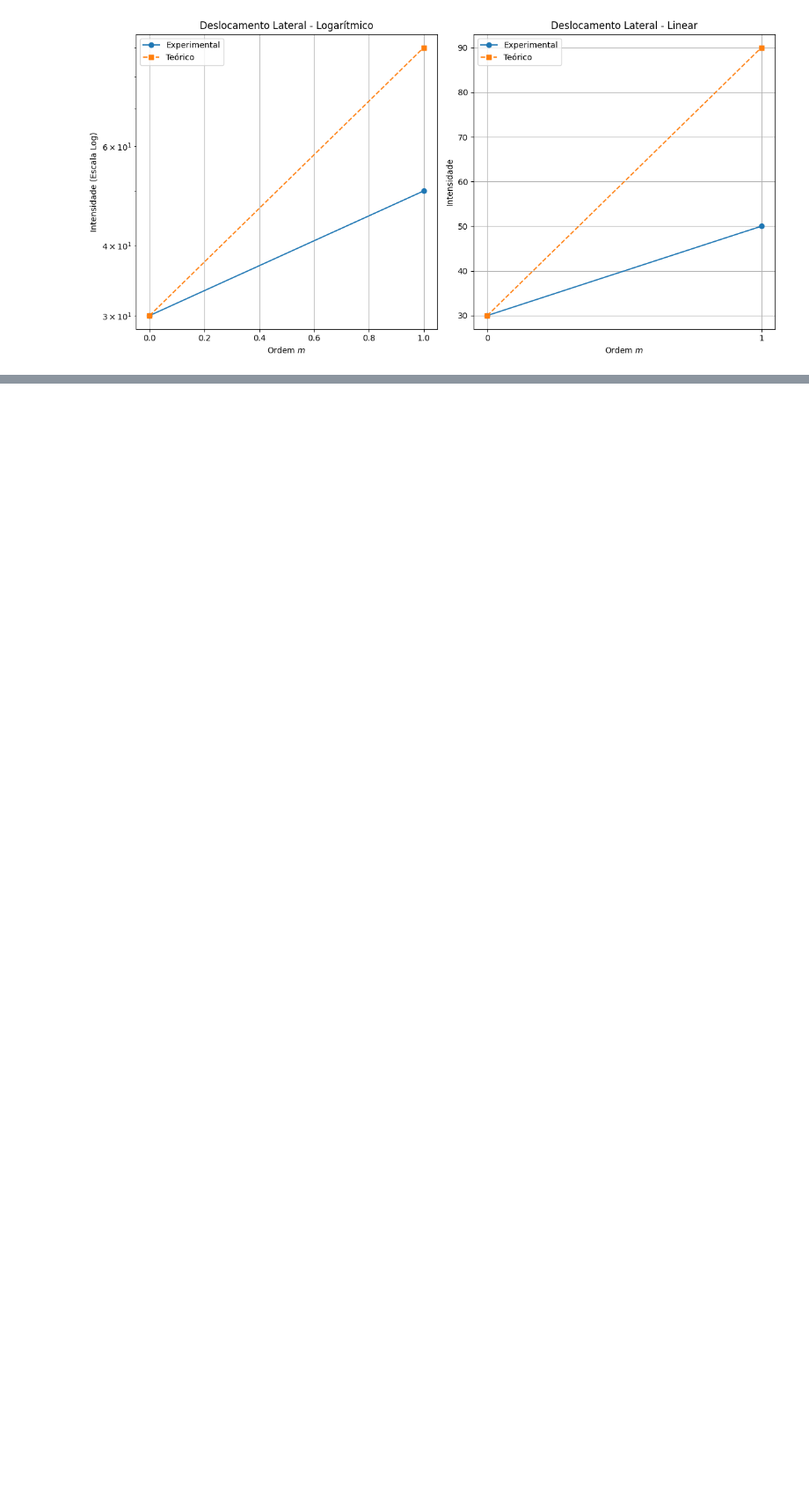
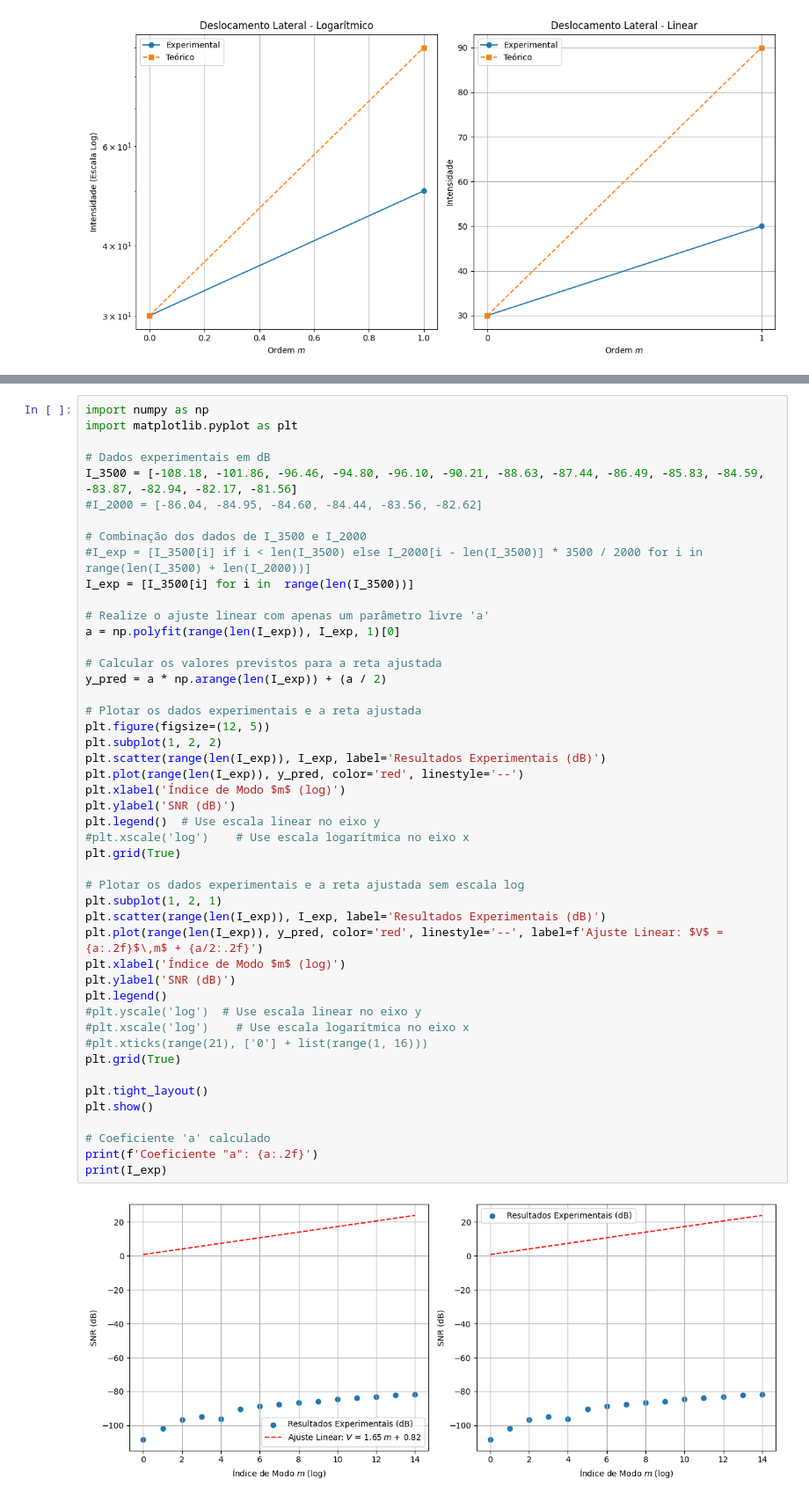
Before and after one commit to andressjr/Metrologia---PY, a Jupyter notebook: main.ipynb, the cells around one changed output, grey strips where cells are left out. Shown: that part at 88% size. Drawn from its saved outputs; the diff is of its cells as text; blank space fills up the shorter version.

```diff
--- a/main.ipynb
+++ b/main.ipynb
@@ -88,0 +167,49 @@ plotar_grafico(I_exp)
+# %%
+import numpy as np
+import matplotlib.pyplot as plt
+
+# Dados experimentais em dB
+I_3500 = [-108.18, -101.86, -96.46, -94.80, -96.10, -90.21, -88.63, -87.44, -86.49, -85.83, -84.59, -83.87, -82.94, -82.17, -81.56]
+#I_2000 = [-86.04, -84.95, -84.60, -84.44, -83.56, -82.62]
+
+# Combinação dos dados de I_3500 e I_2000
+#I_exp = [I_3500[i] if i < len(I_3500) else I_2000[i - len(I_3500)] * 3500 / 2000 for i in range(len(I_3500) + len(I_2000))]
+I_exp = [I_3500[i] for i in  range(len(I_3500))]
+
+# Realize o ajuste linear com apenas um parâmetro livre 'a'
+a = np.polyfit(range(len(I_exp)), I_exp, 1)[0]
+
+# Calcular os valores previstos para a reta ajustada
+y_pred = a * np.arange(len(I_exp)) + (a / 2)
+
+# Plotar os dados experimentais e a reta ajustada
+plt.figure(figsize=(12, 5))
+plt.subplot(1, 2, 2)
+plt.scatter(range(len(I_exp)), I_exp, label='Resultados Experimentais (dB)')
+plt.plot(range(len(I_exp)), y_pred, color='red', linestyle='--')
+plt.xlabel('Índice de Modo $m$ (log)')
+plt.ylabel('SNR (dB)')
+plt.legend()  # Use escala linear no eixo y
+#plt.xscale('log')    # Use escala logarítmica no eixo x
+plt.grid(True)
+
+# Plotar os dados experimentais e a reta ajustada sem escala log
+plt.subplot(1, 2, 1)
+plt.scatter(range(len(I_exp)), I_exp, label='Resultados Experimentais (dB)')
+plt.plot(range(len(I_exp)), y_pred, color='red', linestyle='--', label=f'Ajuste Linear: $V$ = {a:.2f}$\,m$ + {a/2:.2f}')
+plt.xlabel('Índice de Modo $m$ (log)')
+plt.ylabel('SNR (dB)')
+plt.legend()
+#plt.yscale('log')  # Use escala linear no eixo y
+#plt.xscale('log')    # Use escala logarítmica no eixo x
+#plt.xticks(range(21), ['0'] + list(range(1, 16)))
+plt.grid(True)
+
+plt.tight_layout()
+plt.show()
+
+# Coeficiente 'a' calculado
+print(f'Coeficiente "a": {a:.2f}')
+print(I_exp)
+# %% [output]
+[figure, added]
```
Also changed, not shown: parts of 4 cells of this notebook.
